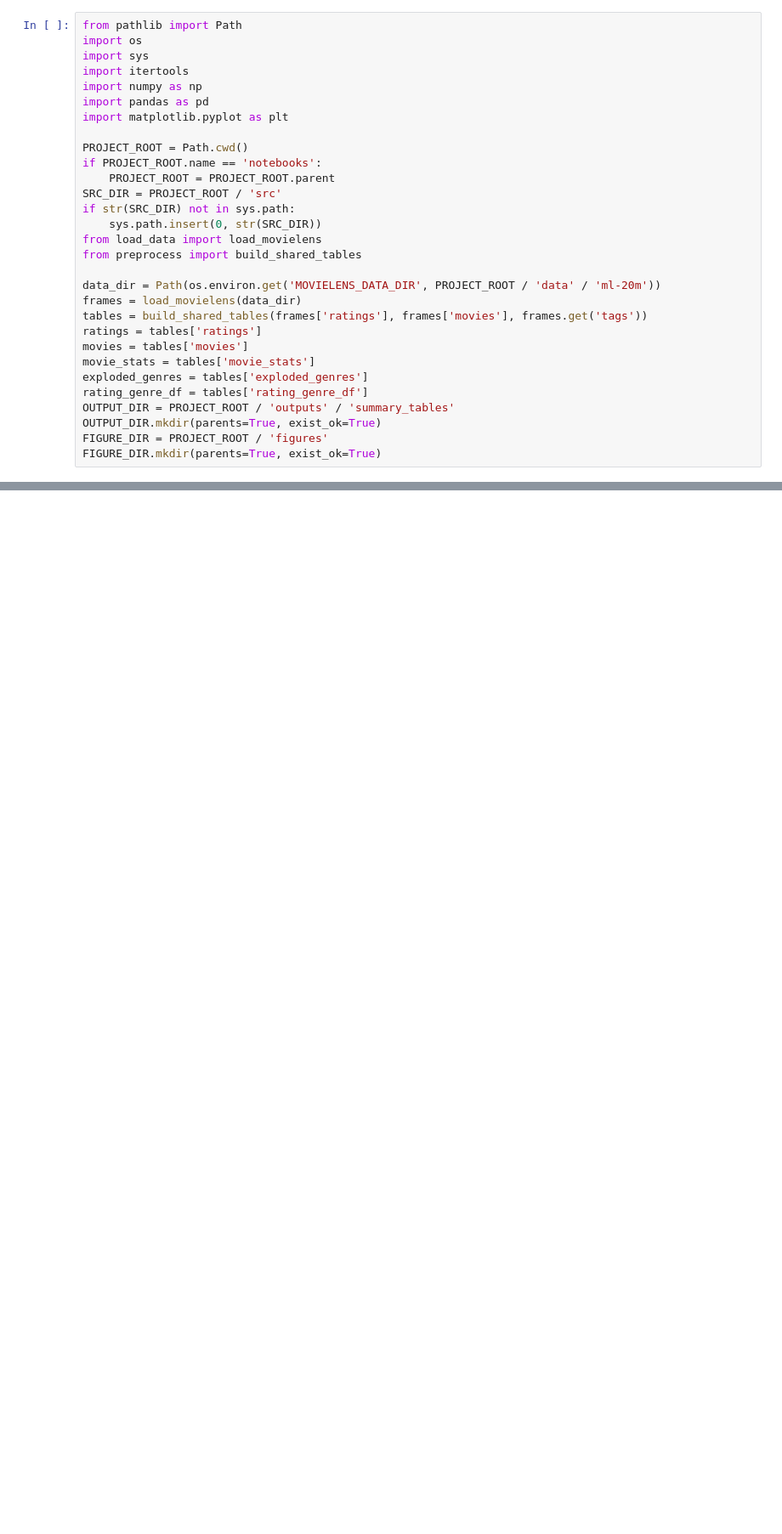
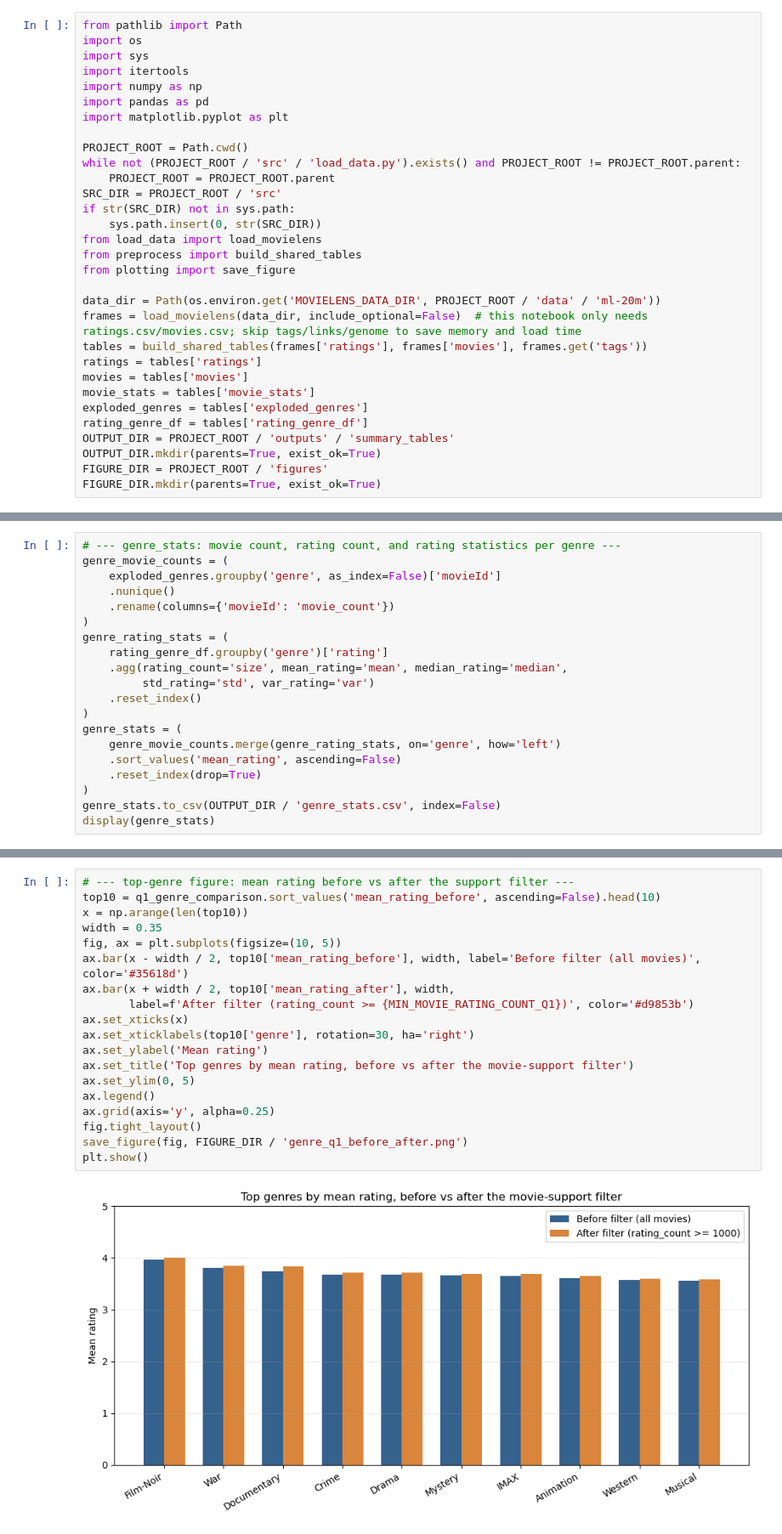
Before and after one commit to YulunChen06/Python-for-DSML-Challenge0-GroupH, a Jupyter notebook: notebooks/02_genre_movie.ipynb, the cells around one changed output, grey strips where cells are left out. Shown at 85% size. Cells and saved outputs as stored; diff of their text form; blank space fills up the shorter version.

Commit message:
notebook: 02_genre_movie.ipynb updated with new figures and summary tables for genre analysis.

```diff
--- a/notebooks/02_genre_movie.ipynb
+++ b/notebooks/02_genre_movie.ipynb
@@ -12,16 +12,17 @@ import pandas as pd
 import matplotlib.pyplot as plt
 
 PROJECT_ROOT = Path.cwd()
-if PROJECT_ROOT.name == 'notebooks':
+while not (PROJECT_ROOT / 'src' / 'load_data.py').exists() and PROJECT_ROOT != PROJECT_ROOT.parent:
     PROJECT_ROOT = PROJECT_ROOT.parent
 SRC_DIR = PROJECT_ROOT / 'src'
 if str(SRC_DIR) not in sys.path:
     sys.path.insert(0, str(SRC_DIR))
 from load_data import load_movielens
 from preprocess import build_shared_tables
+from plotting import save_figure
 
 data_dir = Path(os.environ.get('MOVIELENS_DATA_DIR', PROJECT_ROOT / 'data' / 'ml-20m'))
-frames = load_movielens(data_dir)
+frames = load_movielens(data_dir, include_optional=False)  # this notebook only needs ratings.csv/movies.csv; skip tags/links/genome to save memory and load time
 tables = build_shared_tables(frames['ratings'], frames['movies'], frames.get('tags'))
 ratings = tables['ratings']
 movies = tables['movies']
@@ -63,0 +44,20 @@ TODO: use the same two decades selected by Person B. Compare genre prominence us
+# %%
+# --- genre_stats: movie count, rating count, and rating statistics per genre ---
+genre_movie_counts = (
+    exploded_genres.groupby('genre', as_index=False)['movieId']
+    .nunique()
+    .rename(columns={'movieId': 'movie_count'})
+)
+genre_rating_stats = (
+    rating_genre_df.groupby('genre')['rating']
+    .agg(rating_count='size', mean_rating='mean', median_rating='median',
+         std_rating='std', var_rating='var')
+    .reset_index()
+)
+genre_stats = (
+    genre_movie_counts.merge(genre_rating_stats, on='genre', how='left')
+    .sort_values('mean_rating', ascending=False)
+    .reset_index(drop=True)
+)
+genre_stats.to_csv(OUTPUT_DIR / 'genre_stats.csv', index=False)
+display(genre_stats)
@@ -63,0 +160,21 @@ TODO: use the same two decades selected by Person B. Compare genre prominence us
+# %%
+# --- top-genre figure: mean rating before vs after the support filter ---
+top10 = q1_genre_comparison.sort_values('mean_rating_before', ascending=False).head(10)
+x = np.arange(len(top10))
+width = 0.35
+fig, ax = plt.subplots(figsize=(10, 5))
+ax.bar(x - width / 2, top10['mean_rating_before'], width, label='Before filter (all movies)', color='#35618d')
+ax.bar(x + width / 2, top10['mean_rating_after'], width,
+       label=f'After filter (rating_count >= {MIN_MOVIE_RATING_COUNT_Q1})', color='#d9853b')
+ax.set_xticks(x)
+ax.set_xticklabels(top10['genre'], rotation=30, ha='right')
+ax.set_ylabel('Mean rating')
+ax.set_title('Top genres by mean rating, before vs after the movie-support filter')
+ax.set_ylim(0, 5)
+ax.legend()
+ax.grid(axis='y', alpha=0.25)
+fig.tight_layout()
+save_figure(fig, FIGURE_DIR / 'genre_q1_before_after.png')
+plt.show()
+# %% [output]
+[figure, added]
```
Also changed, not shown: parts of 29 cells of this notebook, 9 other files.
